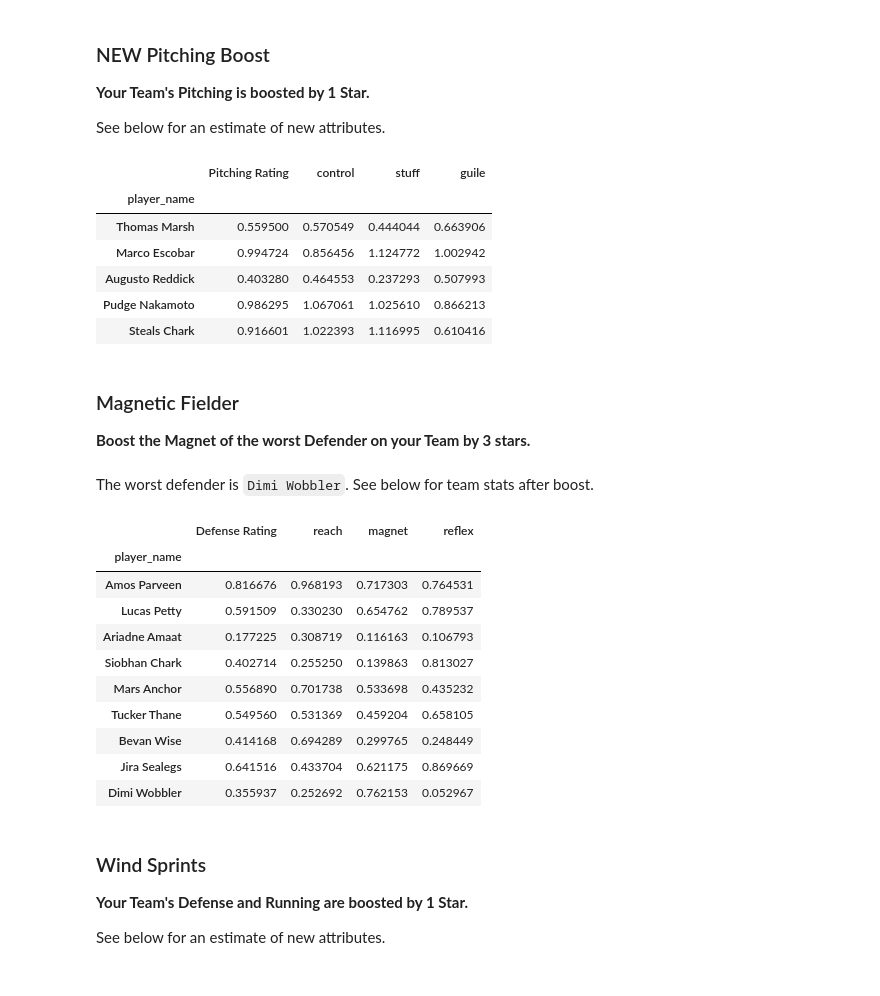
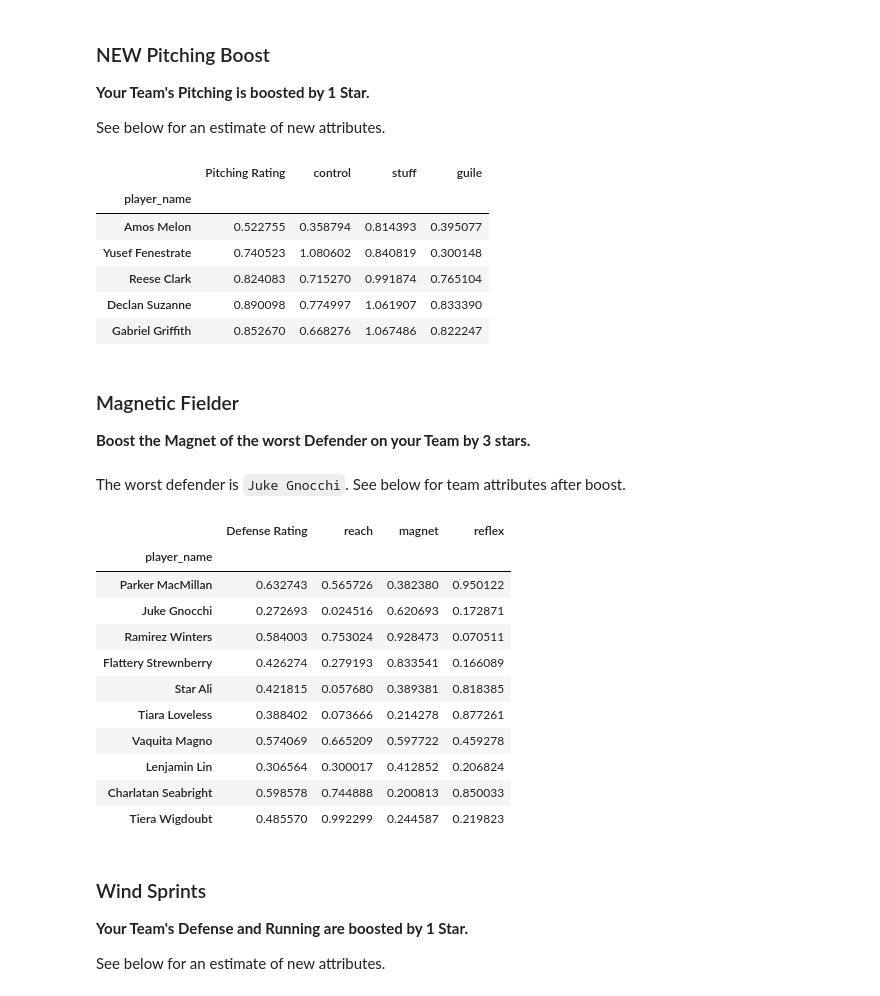
Before and after one commit to robbyblum/blaseball_notebooks, a Jupyter notebook: election_notes/s2.ipynb, the cells around one changed output. Drawn from its saved outputs; the diff is of its cells as text; code cells hidden in the pictures.

```diff
--- a/election_notes/s2.ipynb
+++ b/election_notes/s2.ipynb
@@ -26,3 +24,5 @@ pies = nlumpy_get_team_players('23e4cbc1-e9cd-47fa-a35b-bfa06f726cb7')
+# %%
+crabs = nlumpy_get_team_players("8d87c468-699a-47a8-b40d-cfb73a5660ad")
 # %%
 sim = api2.get_sim()
 display(Markdown(f"**Last Updated Season {int(sim['simData']['currentSeasonNumber'] + 1)}, Day {int(sim['simData']['currentDay'])}**"))
@@ -85,41 +86,42 @@ The overall worst player on the team is `Ariadne Amaat`. See below for stat comp
 
 See below for an estimate of new attributes.
 # %%
-pitch_boost = pies.copy()
+pitch_boost = crabs.copy()
 boost_stats(pitch_boost, 'pitching', 0.20)
 display(set_heatmap(get_pitching_stlats(pitch_boost), maxVal=1))
 # %% [output]
 |  | Pitching Rating | control | stuff | guile |
 | player_name |  |  |  |  |
-| Thomas Marsh | 0.559500 | 0.570549 | 0.444044 | 0.663906 |
-| Marco Escobar | 0.994724 | 0.856456 | 1.124772 | 1.002942 |
-| Augusto Reddick | 0.403280 | 0.464553 | 0.237293 | 0.507993 |
-| Pudge Nakamoto | 0.986295 | 1.067061 | 1.025610 | 0.866213 |
-| Steals Chark | 0.916601 | 1.022393 | 1.116995 | 0.610416 |
+| Amos Melon | 0.522755 | 0.358794 | 0.814393 | 0.395077 |
+| Yusef Fenestrate | 0.740523 | 1.080602 | 0.840819 | 0.300148 |
+| Reese Clark | 0.824083 | 0.715270 | 0.991874 | 0.765104 |
+| Declan Suzanne | 0.890098 | 0.774997 | 1.061907 | 0.833390 |
+| Gabriel Griffith | 0.852670 | 0.668276 | 1.067486 | 0.822247 |
 # %% [markdown]
 ### Magnetic Fielder
 
 **Boost the Magnet of the worst Defender on your Team by 3 stars.**
 # %%
-worst_defender = pies[pies["position"] == "LINEUP"].sort_values(by=['defense_rating']).iloc[0]
-display(Markdown(f"The worst defender is `{worst_defender['player_name']}`. See below for team stats after boost."))
+worst_defender = crabs[crabs["position"] == "LINEUP"].sort_values(by=['defense_rating']).iloc[0]
+display(Markdown(f"The worst defender is `{worst_defender['player_name']}`. See below for team attributes after boost."))
 
-magnetic = pies.copy()
+magnetic = crabs.copy()
 boost_stats(magnetic, 'magnet', 0.60, worst_defender['player_name'])
 display(set_heatmap(get_defense_stlats(magnetic), maxVal=1))
 # %% [output]
-The worst defender is `Dimi Wobbler`. See below for team stats after boost.
+The worst defender is `Juke Gnocchi`. See below for team attributes after boost.
 |  | Defense Rating | reach | magnet | reflex |
 | player_name |  |  |  |  |
-| Amos Parveen | 0.816676 | 0.968193 | 0.717303 | 0.764531 |
-| Lucas Petty | 0.591509 | 0.330230 | 0.654762 | 0.789537 |
-| Ariadne Amaat | 0.177225 | 0.308719 | 0.116163 | 0.106793 |
-| Siobhan Chark | 0.402714 | 0.255250 | 0.139863 | 0.813027 |
-| Mars Anchor | 0.556890 | 0.701738 | 0.533698 | 0.435232 |
-| Tucker Thane | 0.549560 | 0.531369 | 0.459204 | 0.658105 |
-| Bevan Wise | 0.414168 | 0.694289 | 0.299765 | 0.248449 |
-| Jira Sealegs | 0.641516 | 0.433704 | 0.621175 | 0.869669 |
-| Dimi Wobbler | 0.355937 | 0.252692 | 0.762153 | 0.052967 |
+| Parker MacMillan | 0.632743 | 0.565726 | 0.382380 | 0.950122 |
+| Juke Gnocchi | 0.272693 | 0.024516 | 0.620693 | 0.172871 |
+| Ramirez Winters | 0.584003 | 0.753024 | 0.928473 | 0.070511 |
+| Flattery Strewnberry | 0.426274 | 0.279193 | 0.833541 | 0.166089 |
+| Star Ali | 0.421815 | 0.057680 | 0.389381 | 0.818385 |
+| Tiara Loveless | 0.388402 | 0.073666 | 0.214278 | 0.877261 |
+| Vaquita Magno | 0.574069 | 0.665209 | 0.597722 | 0.459278 |
+| Lenjamin Lin | 0.306564 | 0.300017 | 0.412852 | 0.206824 |
+| Charlatan Seabright | 0.598578 | 0.744888 | 0.200813 | 0.850033 |
+| Tiera Wigdoubt | 0.485570 | 0.992299 | 0.244587 | 0.219823 |
 # %% [markdown]
 ### Wind Sprints
 
```
Also changed, not shown: parts of 14 cells of this notebook.
